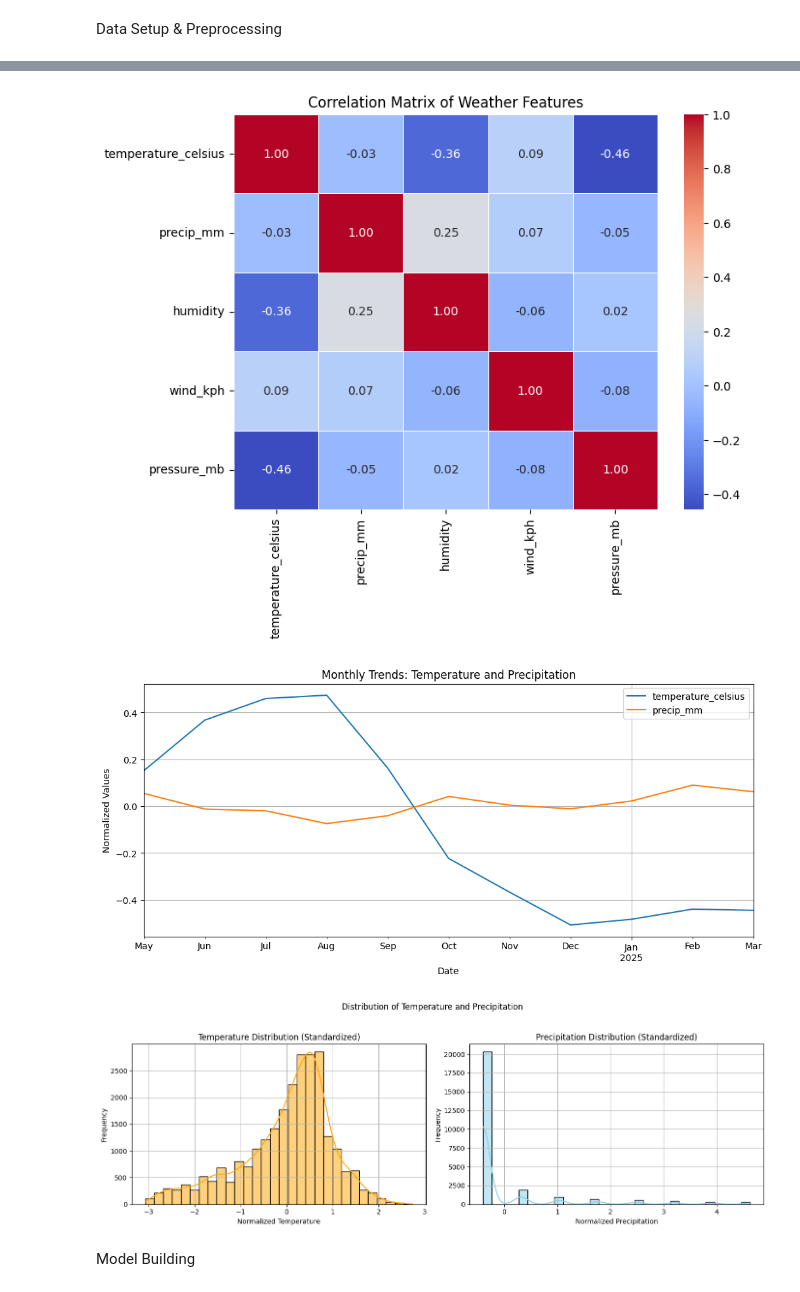
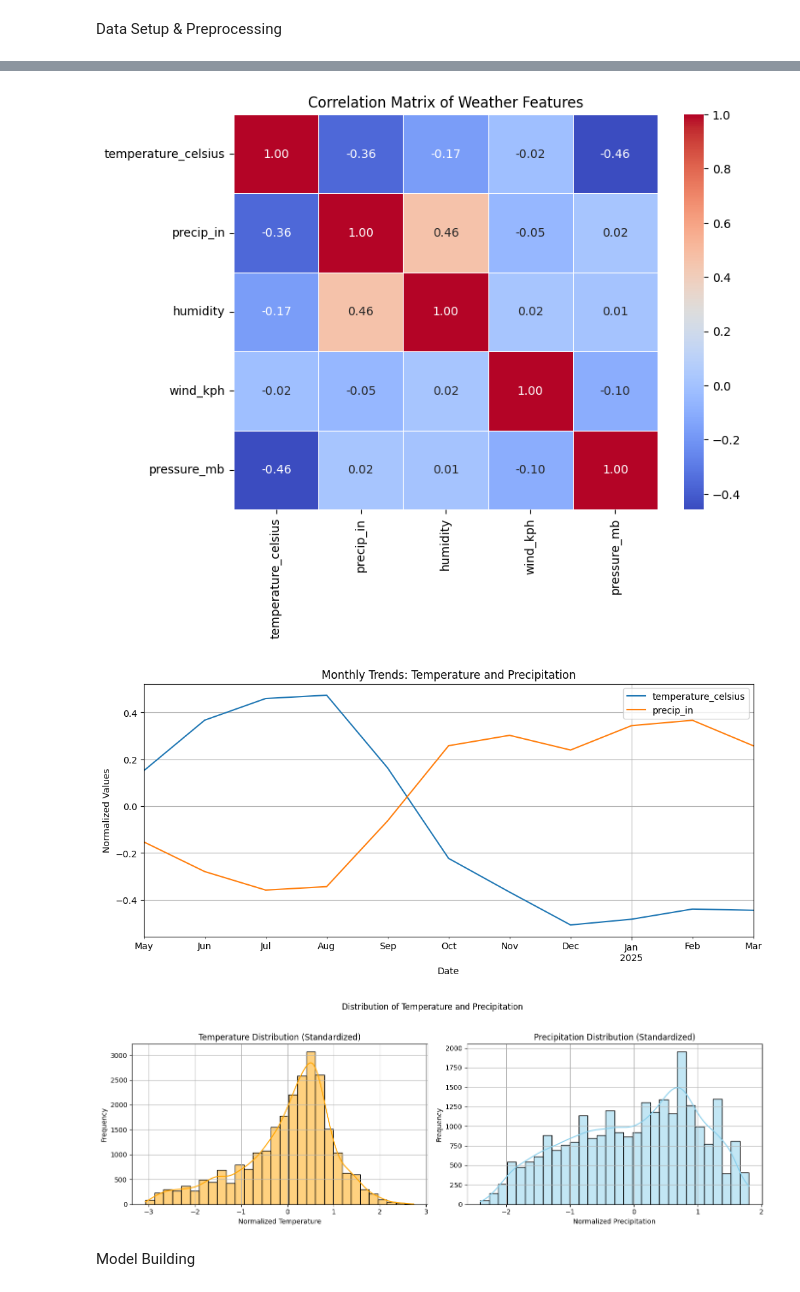
Before and after one commit to Emilosaurus/PMA-internship, a Jupyter notebook: Code.ipynb, the cells around one changed output, grey strips where cells are left out. Cells and saved outputs as stored; diff of their text form; code cells hidden in the pictures.

```diff
--- a/Code.ipynb
+++ b/Code.ipynb
@@ -100,10 +115,10 @@ df_scaled[features].describe()
 # %%
-df_scaled[['temperature_celsius', 'precip_mm', 'humidity', 'wind_kph', 'pressure_mb']].describe()
+df_scaled[['temperature_celsius', 'precip_in', 'humidity', 'wind_kph', 'pressure_mb']].describe()
 import seaborn as sns
 import matplotlib.pyplot as plt
 
 # Focused numeric features
-features = ['temperature_celsius', 'precip_mm', 'humidity', 'wind_kph', 'pressure_mb']
+features = ['temperature_celsius', 'precip_in', 'humidity', 'wind_kph', 'pressure_mb']
 corr = df_scaled[features].corr()
 
 # Plot heatmap
@@ -112,7 +127,7 @@ sns.heatmap(corr, annot=True, cmap='coolwarm', fmt=".2f", linewidths=0.5)
 plt.title("Correlation Matrix of Weather Features")
 plt.show()
 # %% [output]
-[figure, old version]
+[figure, new version]
 # %%
 # Ensure datetime
 df_scaled['last_updated'] = pd.to_datetime(df_scaled['last_updated'])
@@ -120,40 +135,40 @@ df_time = df_scaled.set_index('last_updated')
 
 # Monthly averages
 monthly_trends = df_time[features].resample('M').mean()
-monthly_trends[['temperature_celsius', 'precip_mm']].plot(figsize=(12, 5), grid=True)
+monthly_trends[['temperature_celsius', 'precip_in']].plot(figsize=(12, 5), grid=True)
 plt.title("Monthly Trends: Temperature and Precipitation")
 plt.xlabel("Date")
 plt.ylabel("Normalized Values")
 plt.show()
 # %% [output]
-[figure, old version]
+[figure, new version]
 # %%
 import matplotlib.pyplot as plt
 import seaborn as sns
 
 # Create a 1x2 subplot
 fig, axes = plt.subplots(1, 2, figsize=(14, 5))
 
 # Temperature distribution
 sns.histplot(df_scaled['temperature_celsius'], bins=30, kde=True, color='orange', ax=axes[0])
 axes[0].set_title("Temperature Distribution (Standardized)")
 axes[0].set_xlabel("Normalized Temperature")
 axes[0].set_ylabel("Frequency")
 axes[0].grid(True)
 
 # Precipitation distribution
-sns.histplot(df_scaled['precip_mm'], bins=30, kde=True, color='skyblue', ax=axes[1])
+sns.histplot(df_scaled['precip_in'], bins=30, kde=True, color='skyblue', ax=axes[1])
 axes[1].set_title("Precipitation Distribution (Standardized)")
 axes[1].set_xlabel("Normalized Precipitation")
 axes[1].set_ylabel("Frequency")
 axes[1].grid(True)
 
 # Overall layout
 plt.suptitle("Distribution of Temperature and Precipitation")
 plt.tight_layout(rect=[0, 0.03, 1, 0.95])
 plt.show()
 # %% [output]
-[figure, old version]
+[figure, new version]
 # %% [markdown]
 Model Building
 # %%
```
Also changed, not shown: parts of 8 cells of this notebook.
